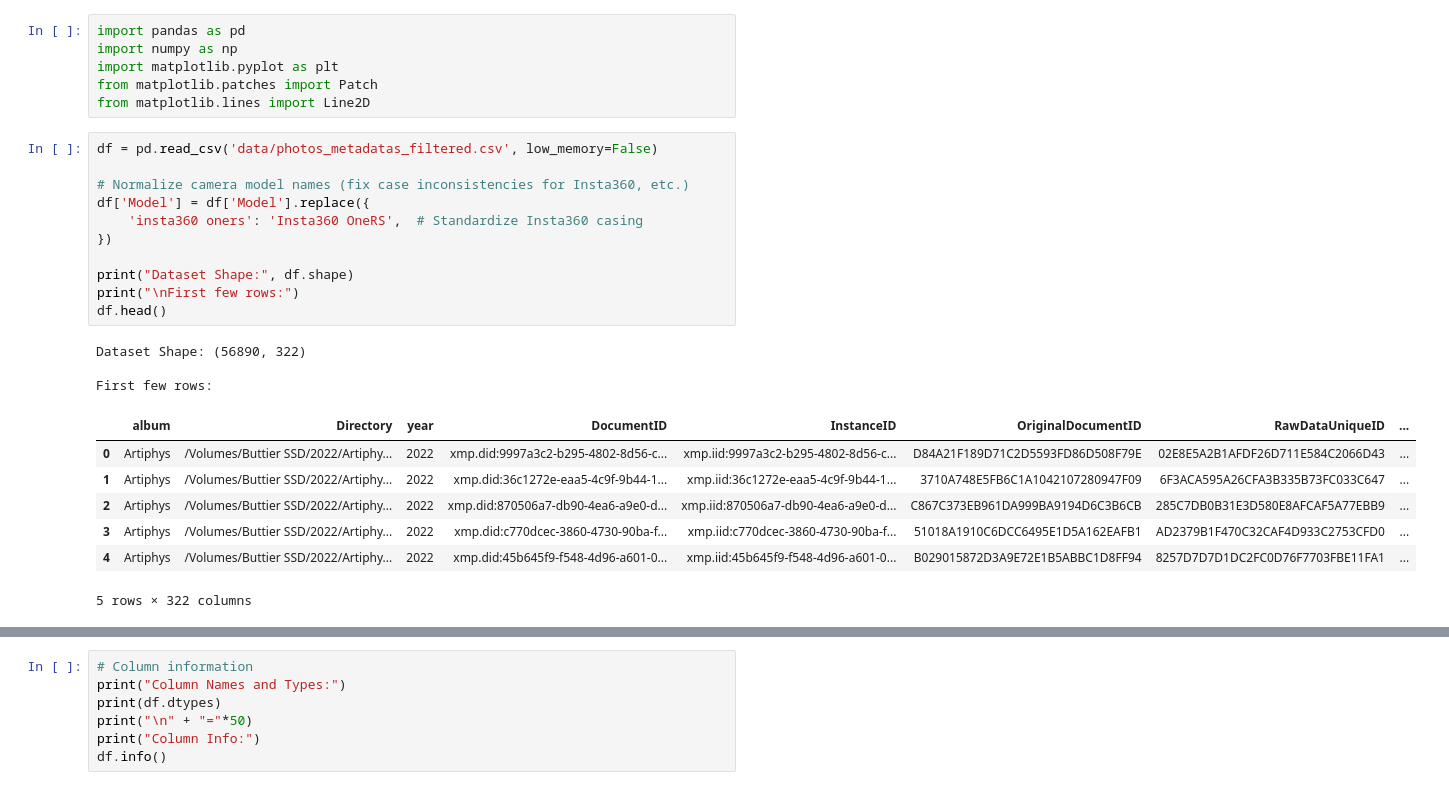
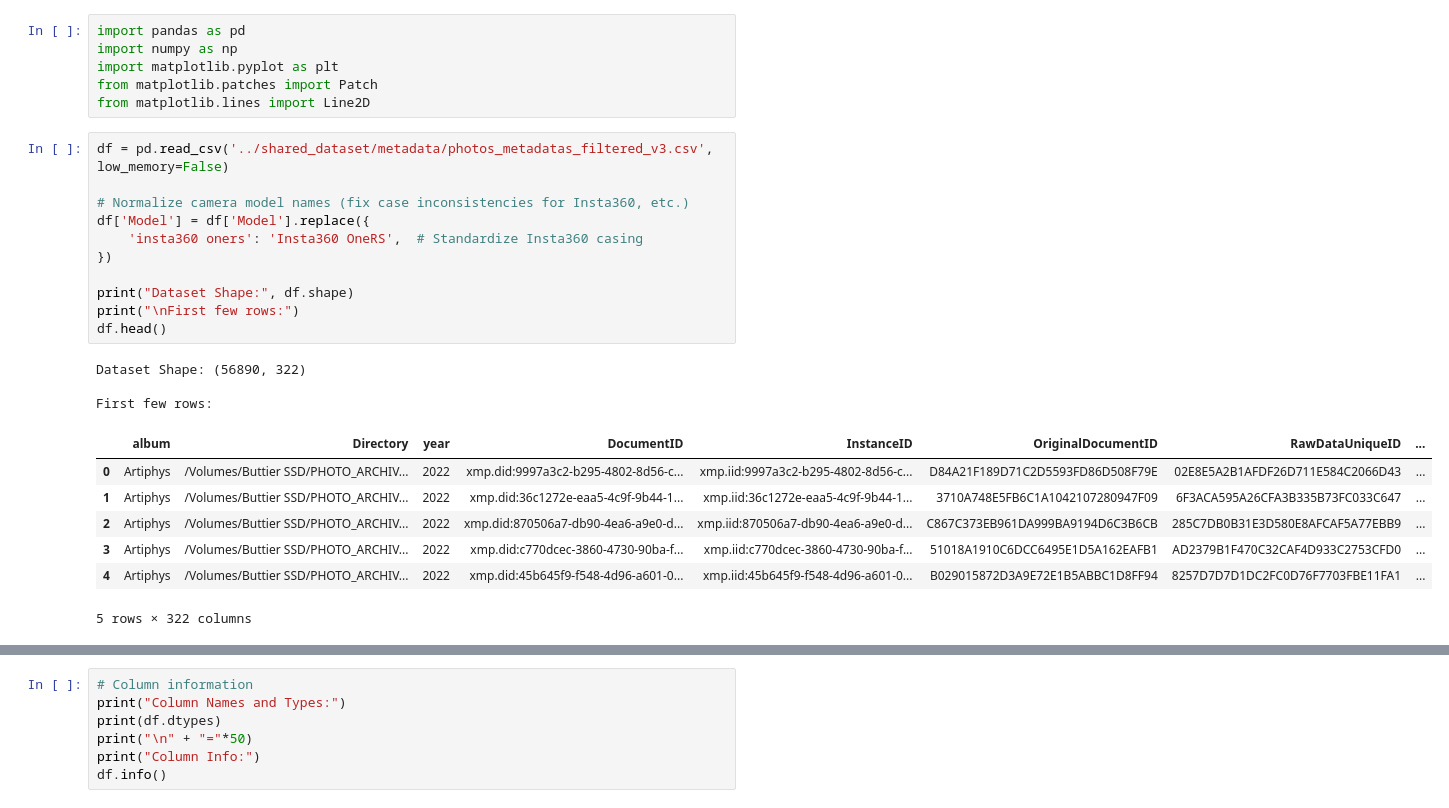
Before and after one commit to com-480-data-visualization/through_the_lens, a Jupyter notebook: milestone 1/data_exploration.ipynb, the cells around one changed output, grey strips where cells are left out. Saved outputs shown, nothing was run; the diff lists cells and outputs as text.

```diff
--- a/data_exploration.ipynb
+++ b/milestone 1/data_exploration.ipynb
@@ -10,24 +10,24 @@ import matplotlib.pyplot as plt
 from matplotlib.patches import Patch
 from matplotlib.lines import Line2D
 # %%
-df = pd.read_csv('data/photos_metadatas_filtered.csv', low_memory=False)
+df = pd.read_csv('../shared_dataset/metadata/photos_metadatas_filtered_v3.csv', low_memory=False)
 
 # Normalize camera model names (fix case inconsistencies for Insta360, etc.)
 df['Model'] = df['Model'].replace({
     'insta360 oners': 'Insta360 OneRS',  # Standardize Insta360 casing
 })
 
 print("Dataset Shape:", df.shape)
 print("\nFirst few rows:")
 df.head()
 # %% [output]
 Dataset Shape: (56890, 322)
 
 First few rows:
 |  | album | Directory | year | DocumentID | InstanceID | OriginalDocumentID | RawDataUniqueID | ... |
-| 0 | Artiphys | /Volumes/Buttier SSD/2022/Artiphy... | 2022 | xmp.did:9997a3c2-b295-4802-8d56-c... | xmp.iid:9997a3c2-b295-4802-8d56-c... | D84A21F189D71C2D5593FD86D508F79E | 02E8E5A2B1AFDF26D711E584C2066D43 | ... |
-| 1 | Artiphys | /Volumes/Buttier SSD/2022/Artiphy... | 2022 | xmp.did:36c1272e-eaa5-4c9f-9b44-1... | xmp.iid:36c1272e-eaa5-4c9f-9b44-1... | 3710A748E5FB6C1A1042107280947F09 | 6F3ACA595A26CFA3B335B73FC033C647 | ... |
-| 2 | Artiphys | /Volumes/Buttier SSD/2022/Artiphy... | 2022 | xmp.did:870506a7-db90-4ea6-a9e0-d... | xmp.iid:870506a7-db90-4ea6-a9e0-d... | C867C373EB961DA999BA9194D6C3B6CB | 285C7DB0B31E3D580E8AFCAF5A77EBB9 | ... |
-| 3 | Artiphys | /Volumes/Buttier SSD/2022/Artiphy... | 2022 | xmp.did:c770dcec-3860-4730-90ba-f... | xmp.iid:c770dcec-3860-4730-90ba-f... | 51018A1910C6DCC6495E1D5A162EAFB1 | AD2379B1F470C32CAF4D933C2753CFD0 | ... |
-| 4 | Artiphys | /Volumes/Buttier SSD/2022/Artiphy... | 2022 | xmp.did:45b645f9-f548-4d96-a601-0... | xmp.iid:45b645f9-f548-4d96-a601-0... | B029015872D3A9E72E1B5ABBC1D8FF94 | 8257D7D7D1DC2FC0D76F7703FBE11FA1 | ... |
+| 0 | Artiphys | /Volumes/Buttier SSD/PHOTO_ARCHIV... | 2022 | xmp.did:9997a3c2-b295-4802-8d56-c... | xmp.iid:9997a3c2-b295-4802-8d56-c... | D84A21F189D71C2D5593FD86D508F79E | 02E8E5A2B1AFDF26D711E584C2066D43 | ... |
+| 1 | Artiphys | /Volumes/Buttier SSD/PHOTO_ARCHIV... | 2022 | xmp.did:36c1272e-eaa5-4c9f-9b44-1... | xmp.iid:36c1272e-eaa5-4c9f-9b44-1... | 3710A748E5FB6C1A1042107280947F09 | 6F3ACA595A26CFA3B335B73FC033C647 | ... |
+| 2 | Artiphys | /Volumes/Buttier SSD/PHOTO_ARCHIV... | 2022 | xmp.did:870506a7-db90-4ea6-a9e0-d... | xmp.iid:870506a7-db90-4ea6-a9e0-d... | C867C373EB961DA999BA9194D6C3B6CB | 285C7DB0B31E3D580E8AFCAF5A77EBB9 | ... |
+| 3 | Artiphys | /Volumes/Buttier SSD/PHOTO_ARCHIV... | 2022 | xmp.did:c770dcec-3860-4730-90ba-f... | xmp.iid:c770dcec-3860-4730-90ba-f... | 51018A1910C6DCC6495E1D5A162EAFB1 | AD2379B1F470C32CAF4D933C2753CFD0 | ... |
+| 4 | Artiphys | /Volumes/Buttier SSD/PHOTO_ARCHIV... | 2022 | xmp.did:45b645f9-f548-4d96-a601-0... | xmp.iid:45b645f9-f548-4d96-a601-0... | B029015872D3A9E72E1B5ABBC1D8FF94 | 8257D7D7D1DC2FC0D76F7703FBE11FA1 | ... |
 5 rows × 322 columns
```
Also changed, not shown: parts of 2 cells of this notebook, 15 other files.
